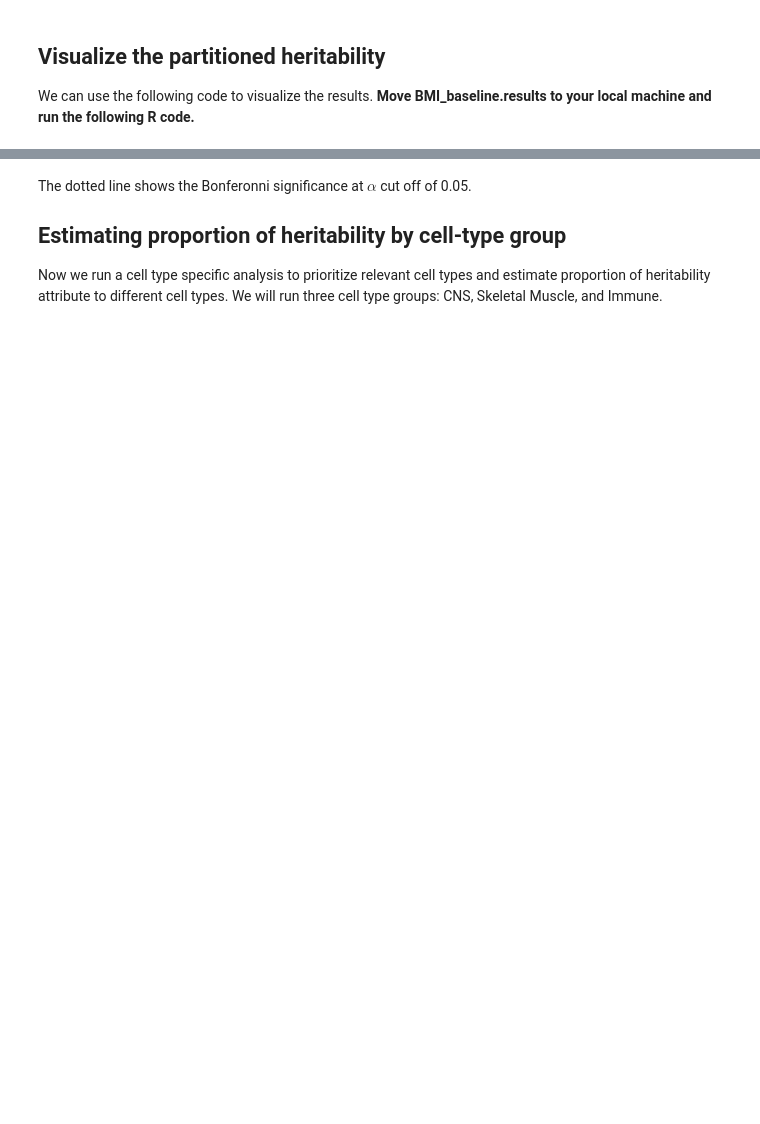
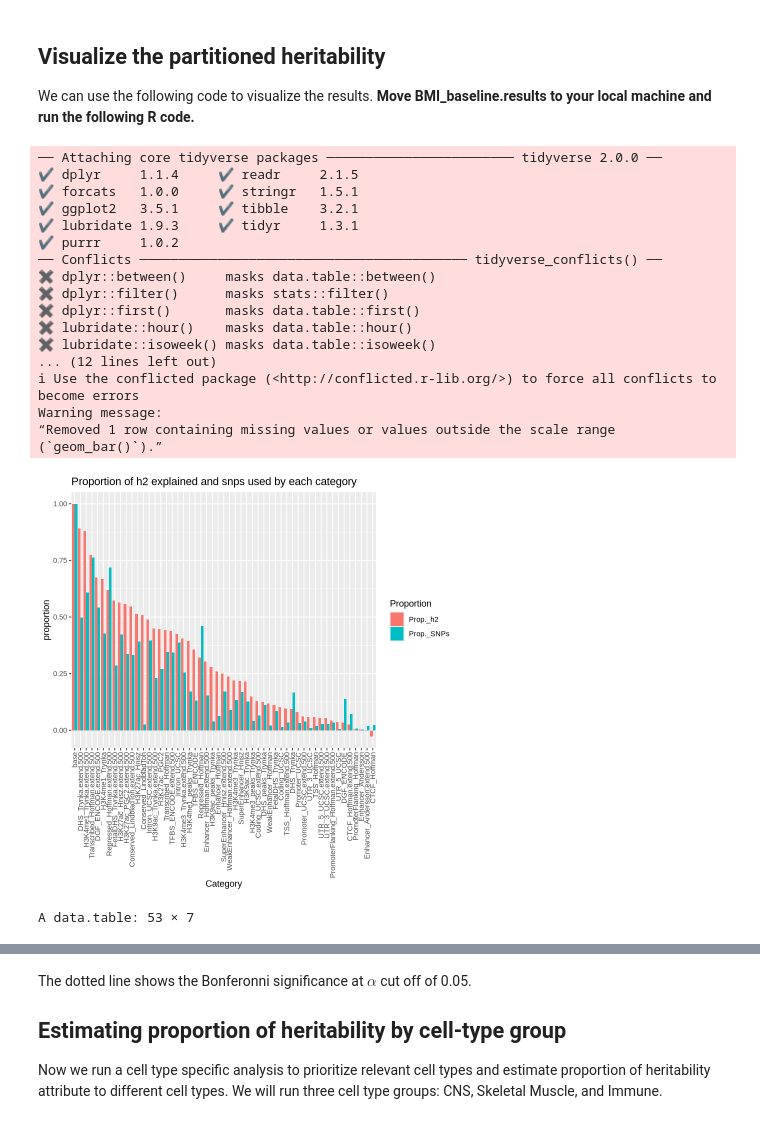
Before and after one commit to cumc/handson-tutorials, a Jupyter notebook: contents/chicago_hgen471/lab_7_sldsc.ipynb, the cells around one changed output, grey strips where cells are left out. Saved outputs shown, nothing was run; the diff lists cells and outputs as text; code cells hidden in the pictures; blank space fills up the shorter version.

```diff
--- a/contents/chicago_hgen471/lab_7_sldsc.ipynb
+++ b/contents/chicago_hgen471/lab_7_sldsc.ipynb
@@ -70,30 +132,52 @@ We can use the following code to visualize the results. **Move BMI_baseline.resu
 # %%
 library(data.table)
 library(tidyverse)
 
-dir <- ""  # specify your own directory
+dir <- "output"  # specify your own directory
 
 h2 <- paste0(dir, '/BMI_baseline.results')
 
 h2 <- fread(h2)
 
 # barplot
 h2 %>% arrange(desc(Prop._h2)) %>%
   mutate(Category = str_remove(Category, "_0")) %>%
   mutate(Category = factor(Category, level = Category)) %>%
   pivot_longer(.,cols = c(Prop._SNPs,Prop._h2),names_to = "Proportion") %>%
   ggplot(., aes(x=Category, y=value)) +
   geom_bar(aes(fill = Proportion),stat = "identity",position = "dodge") +
   theme(axis.text.x = element_text(angle = 90, vjust = 0.5, hjust=1)) +
   ggtitle("Proportion of h2 explained and snps used by each category") +
   ylab("proportion") + xlab("Category")
 
 # enrichment plot
 h2 %>% mutate(Category = str_remove(Category, "_0")) %>%
   ggplot(., aes(x=Category, y=-log10(Enrichment_p))) +
   geom_hline(yintercept=-log10(0.05/nrow(h2)),linetype=2) +
   geom_bar(stat = "identity",position = "dodge") +
   theme(axis.text.x = element_text(angle = 90, vjust = 0.5, hjust=1)) +
   ggtitle("Enrichment of different categories") +
   ylab("-log10(p)") + xlab("Category") +
   coord_flip()
+
+h2
+# %% [output]
+── Attaching core tidyverse packages ──────────────────────── tidyverse 2.0.0 ──
+✔ dplyr     1.1.4     ✔ readr     2.1.5
+✔ forcats   1.0.0     ✔ stringr   1.5.1
+✔ ggplot2   3.5.1     ✔ tibble    3.2.1
+✔ lubridate 1.9.3     ✔ tidyr     1.3.1
+✔ purrr     1.0.2
+── Conflicts ────────────────────────────────────────── tidyverse_conflicts() ──
+✖ dplyr::between()     masks data.table::between()
+✖ dplyr::filter()      masks stats::filter()
+✖ dplyr::first()       masks data.table::first()
+✖ lubridate::hour()    masks data.table::hour()
+✖ lubridate::isoweek() masks data.table::isoweek()
+... (12 lines left out)
+ℹ Use the conflicted package (<http://conflicted.r-lib.org/>) to force all conflicts to become errors
+Warning message:
+“Removed 1 row containing missing values or values outside the scale range
+(`geom_bar()`).”
+[figure, added]
+A data.table: 53 × 7
```
Also changed, not shown: parts of 9 cells of this notebook, 8 other files.
